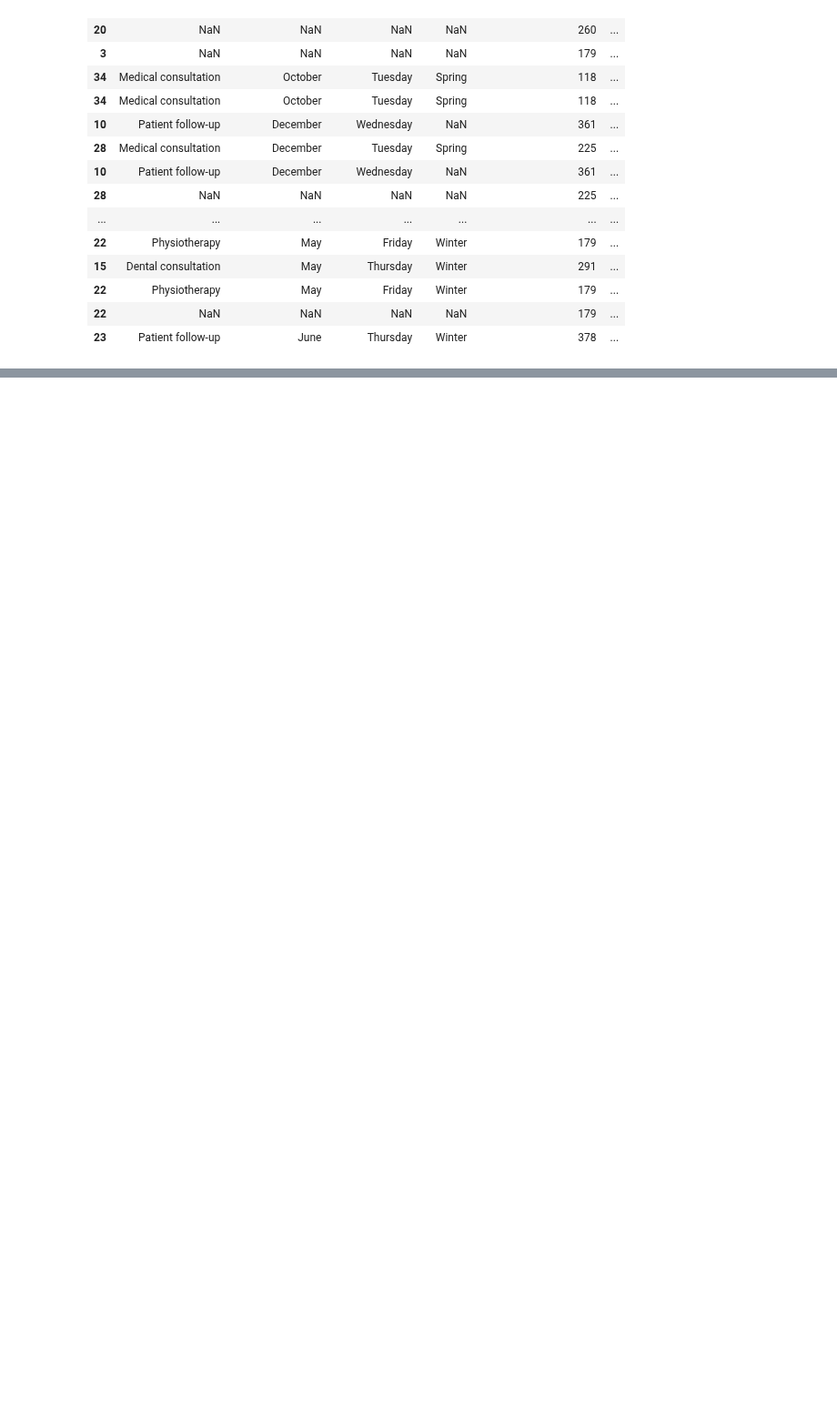
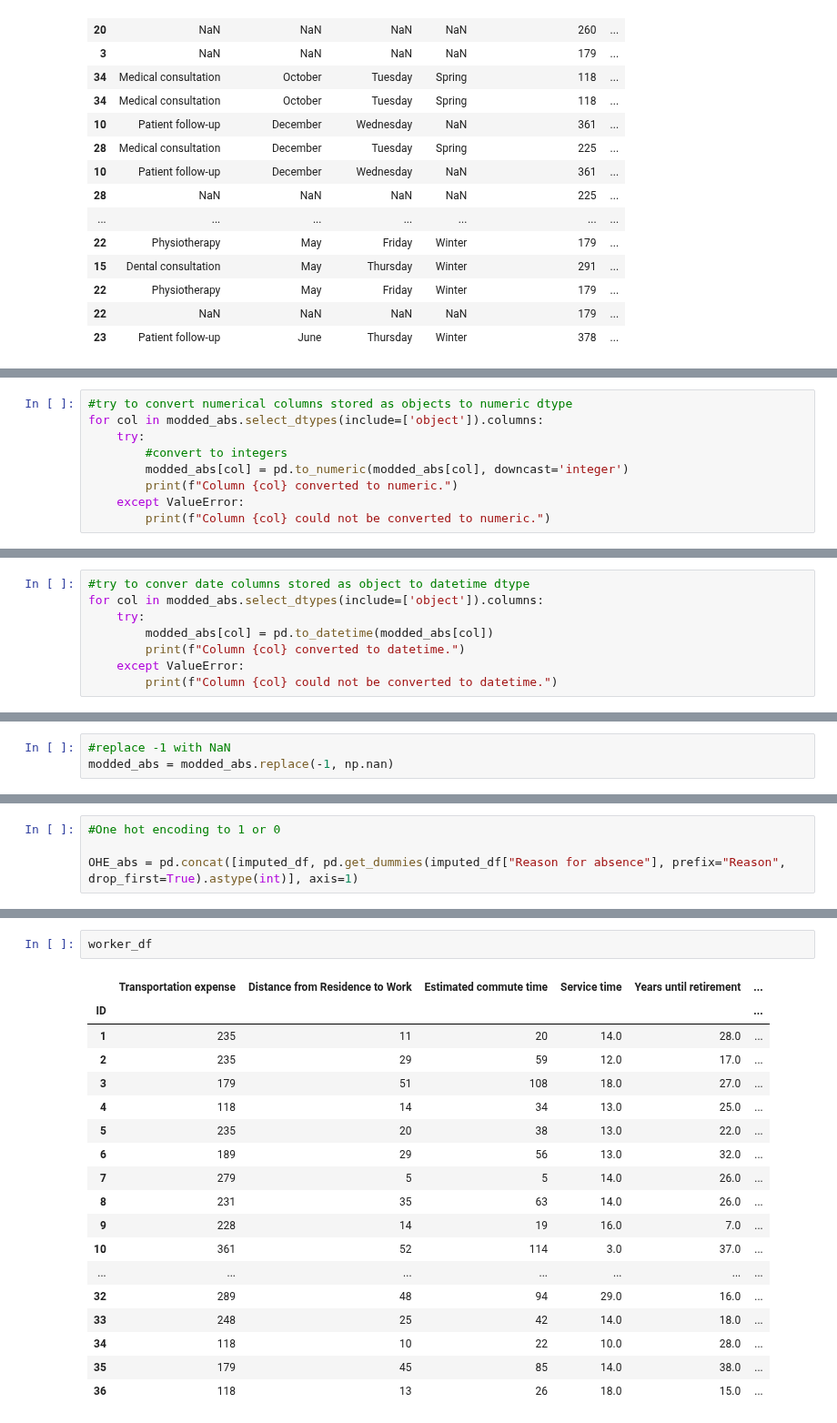
Before and after one commit to Pinky-Tie/reasons_for_absenteeism, a Jupyter notebook: eda/ma_inicial.ipynb, the cells around one changed output, grey strips where cells are left out. Shown at 91% size. Saved outputs shown, nothing was run; the diff lists cells and outputs as text; blank space fills up the shorter version.

```diff
--- a/eda/ma_inicial.ipynb
+++ b/eda/ma_inicial.ipynb
@@ -439,0 +538,9 @@ abs[abs.duplicated(keep=False)]
+# %%
+#try to convert numerical columns stored as objects to numeric dtype
+for col in modded_abs.select_dtypes(include=['object']).columns:
+    try:
+        #convert to integers
+        modded_abs[col] = pd.to_numeric(modded_abs[col], downcast='integer')
+        print(f"Column {col} converted to numeric.")
+    except ValueError:
+        print(f"Column {col} could not be converted to numeric.")
@@ -439,0 +555,8 @@ abs[abs.duplicated(keep=False)]
+# %%
+#try to conver date columns stored as object to datetime dtype
+for col in modded_abs.select_dtypes(include=['object']).columns:
+    try:
+        modded_abs[col] = pd.to_datetime(modded_abs[col])
+        print(f"Column {col} converted to datetime.")
+    except ValueError:
+        print(f"Column {col} could not be converted to datetime.")
@@ -439,0 +575,3 @@ abs[abs.duplicated(keep=False)]
+# %%
+#replace -1 with NaN
+modded_abs = modded_abs.replace(-1, np.nan)
@@ -443,0 +650,4 @@ abs[abs.duplicated(keep=False)]
+# %%
+#One hot encoding to 1 or 0
+
+OHE_abs = pd.concat([imputed_df, pd.get_dummies(imputed_df["Reason for absence"], prefix="Reason", drop_first=True).astype(int)], axis=1)
@@ -443,0 +750,21 @@ abs[abs.duplicated(keep=False)]
+# %%
+worker_df
+# %% [output]
+|  | Transportation expense | Distance from Residence to Work | Estimated commute time | Service time | Years until retirement | ... |
+| ID |  |  |  |  |  | ... |
+| 1 | 235 | 11 | 20 | 14.0 | 28.0 | ... |
+| 2 | 235 | 29 | 59 | 12.0 | 17.0 | ... |
+| 3 | 179 | 51 | 108 | 18.0 | 27.0 | ... |
+| 4 | 118 | 14 | 34 | 13.0 | 25.0 | ... |
+| 5 | 235 | 20 | 38 | 13.0 | 22.0 | ... |
+| 6 | 189 | 29 | 56 | 13.0 | 32.0 | ... |
+| 7 | 279 | 5 | 5 | 14.0 | 26.0 | ... |
+| 8 | 231 | 35 | 63 | 14.0 | 26.0 | ... |
+| 9 | 228 | 14 | 19 | 16.0 | 7.0 | ... |
+| 10 | 361 | 52 | 114 | 3.0 | 37.0 | ... |
+| ... | ... | ... | ... | ... | ... | ... |
+| 32 | 289 | 48 | 94 | 29.0 | 16.0 | ... |
+| 33 | 248 | 25 | 42 | 14.0 | 18.0 | ... |
+| 34 | 118 | 10 | 22 | 10.0 | 28.0 | ... |
+| 35 | 179 | 45 | 85 | 14.0 | 38.0 | ... |
+| 36 | 118 | 13 | 26 | 18.0 | 15.0 | ... |
```
Also changed, not shown: parts of 30 cells of this notebook.
